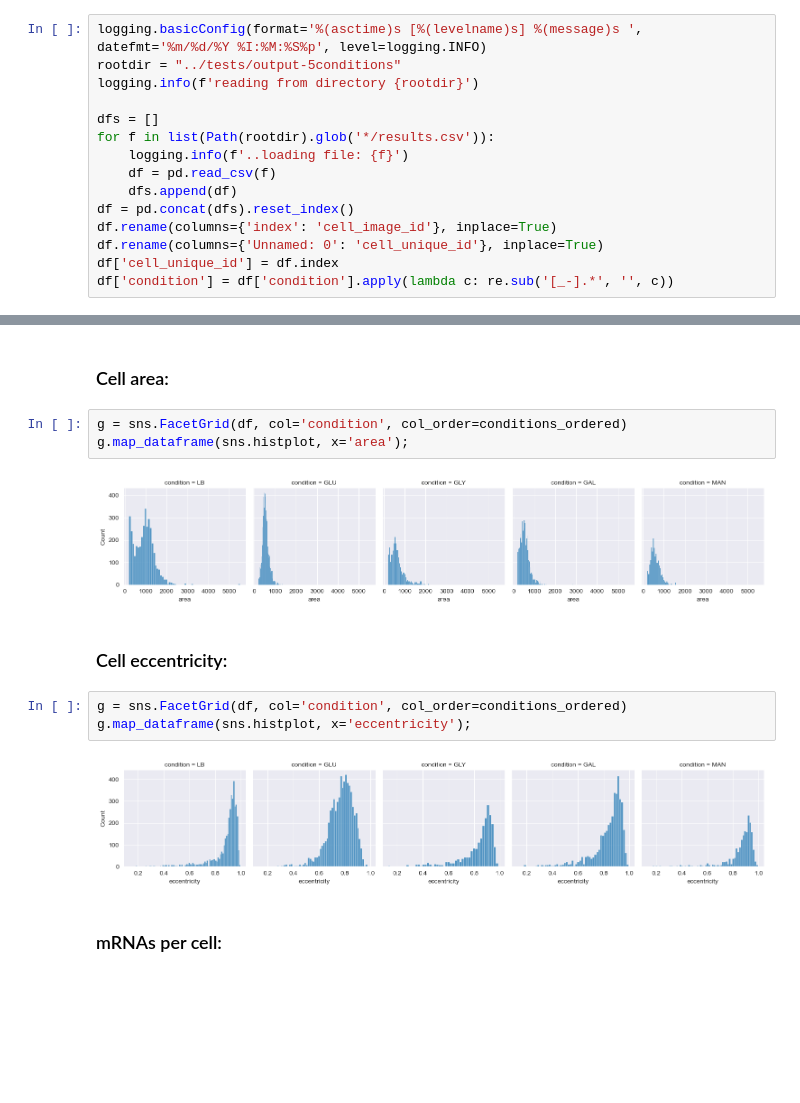
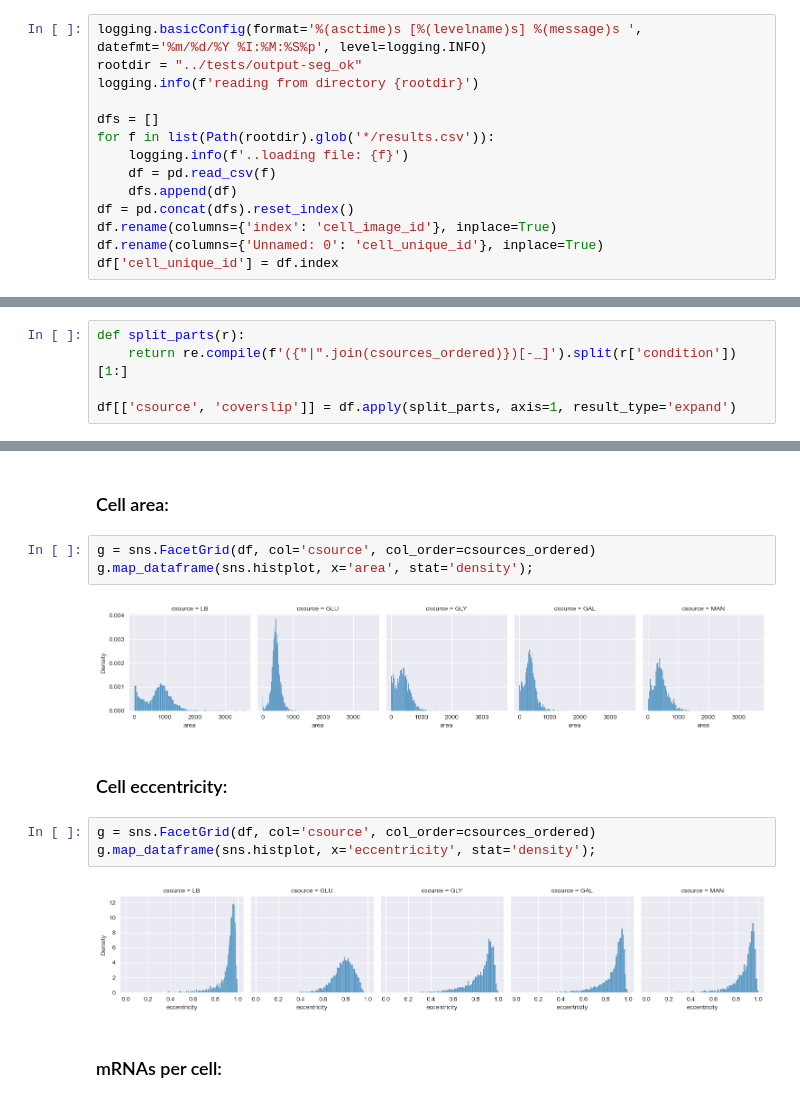
Before and after one commit to LaToyaVanderB/Ecoli_smFISH, a Jupyter notebook: src/06-plot-results.ipynb, the cells around one changed output, grey strips where cells are left out. Saved outputs shown, nothing was run; the diff lists cells and outputs as text; blank space fills up the shorter version.

```diff
--- a/src/06-plot-results.ipynb
+++ b/src/06-plot-results.ipynb
@@ -31,6 +31,6 @@ conditions_ordered
 # %%
 logging.basicConfig(format='%(asctime)s [%(levelname)s] %(message)s ', datefmt='%m/%d/%Y %I:%M:%S%p', level=logging.INFO)
-rootdir = "../tests/output-5conditions"
+rootdir = "../tests/output-seg_ok"
 logging.info(f'reading from directory {rootdir}')
 
 dfs = []
@@ -42,5 +42,4 @@ df = pd.concat(dfs).reset_index()
 df.rename(columns={'index': 'cell_image_id'}, inplace=True)
 df.rename(columns={'Unnamed: 0': 'cell_unique_id'}, inplace=True)
 df['cell_unique_id'] = df.index
-df['condition'] = df['condition'].apply(lambda c: re.sub('[_-].*', '', c))
 # %% [output]
@@ -68,0 +63,5 @@ df
+# %%
+def split_parts(r):
+    return re.compile(f'({"|".join(csources_ordered)})[-_]').split(r['condition'])[1:]
+
+df[['csource', 'coverslip']] = df.apply(split_parts, axis=1, result_type='expand')
@@ -134,17 +203,17 @@ dtype: int64
 # %% [markdown]
 ### Cell area:
 # %%
-g = sns.FacetGrid(df, col='condition', col_order=conditions_ordered)
-g.map_dataframe(sns.histplot, x='area');
+g = sns.FacetGrid(df, col='csource', col_order=csources_ordered)
+g.map_dataframe(sns.histplot, x='area', stat='density');
 # %% [output]
-[figure, old version]
+[figure, new version]
 # %% [markdown]
 ### Cell eccentricity:
 # %%
-g = sns.FacetGrid(df, col='condition', col_order=conditions_ordered)
-g.map_dataframe(sns.histplot, x='eccentricity');
+g = sns.FacetGrid(df, col='csource', col_order=csources_ordered)
+g.map_dataframe(sns.histplot, x='eccentricity', stat='density');
 # %% [output]
-[figure, old version]
+[figure, new version]
 # %% [markdown]
 ### mRNAs per cell:
 # %%
```
Also changed, not shown: parts of 21 cells of this notebook, 6 other files.
